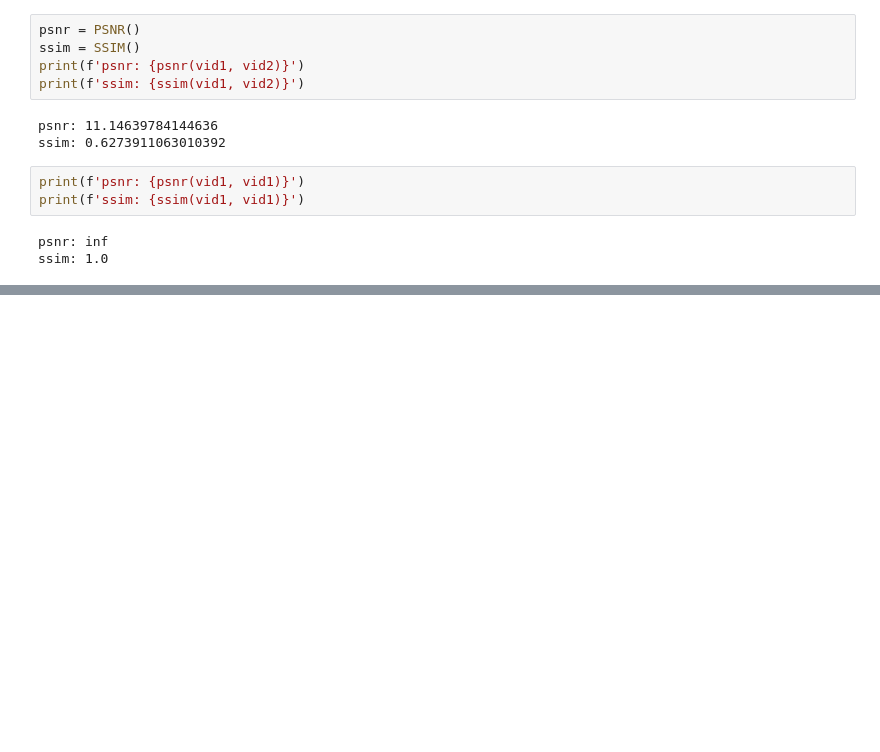
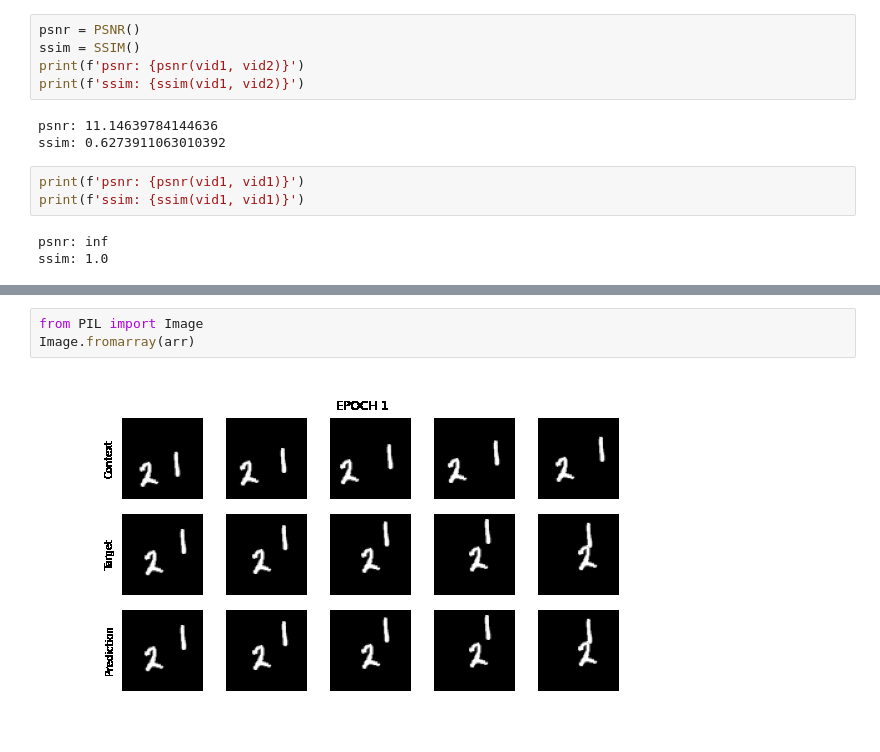
Before and after one commit to kfung2/bounce-digits, a Jupyter notebook: sandbox.ipynb, the cells around one changed output, grey strips where cells are left out. Cells and saved outputs as stored; diff of their text form; blank space fills up the shorter version.

```diff
--- a/sandbox.ipynb
+++ b/sandbox.ipynb
@@ -92,0 +150,5 @@ ssim: 1.0
+# %%
+from PIL import Image
+Image.fromarray(arr)
+# %% [output]
+[figure, added]
```
Also changed, not shown: parts of 8 cells of this notebook, 11 other files.
